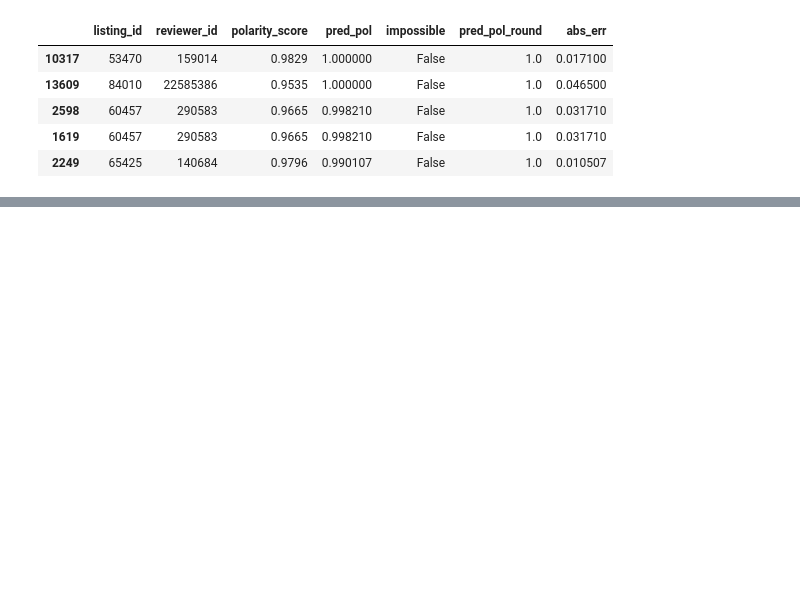
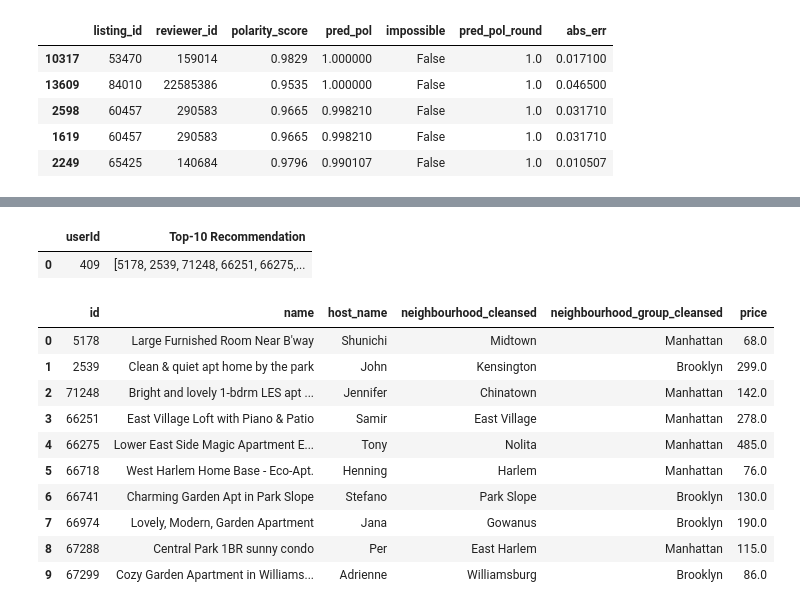
Before and after one commit to kamalova/Airbnb-Recommendation-Engine-NLP, a Jupyter notebook: notebooks/Recommendation_Engine.ipynb, the cells around one changed output, grey strips where cells are left out. Drawn from its saved outputs; the diff is of its cells as text; code cells hidden in the pictures; blank space fills up the shorter version.

```diff
--- a/notebooks/Recommendation_Engine.ipynb
+++ b/notebooks/Recommendation_Engine.ipynb
@@ -292,0 +283,5 @@ df_top.head(10)
+# %%
+user_ex
+# %% [output]
+|  | userId | Top-10 Recommendation |
+| 0 | 409 | [5178, 2539, 71248, 66251, 66275,... |
@@ -292,0 +314,14 @@ df_top.head(10)
+# %%
+final
+# %% [output]
+|  | id | name | host_name | neighbourhood_cleansed | neighbourhood_group_cleansed | price |
+| 0 | 5178 | Large Furnished Room Near B'way | Shunichi | Midtown | Manhattan | 68.0 |
+| 1 | 2539 | Clean & quiet apt home by the park | John | Kensington | Brooklyn | 299.0 |
+| 2 | 71248 | Bright and lovely 1-bdrm LES apt ... | Jennifer | Chinatown | Manhattan | 142.0 |
+| 3 | 66251 | East Village Loft with Piano & Patio | Samir | East Village | Manhattan | 278.0 |
+| 4 | 66275 | Lower East Side Magic Apartment E... | Tony | Nolita | Manhattan | 485.0 |
+| 5 | 66718 | West Harlem Home Base - Eco-Apt. | Henning | Harlem | Manhattan | 76.0 |
+| 6 | 66741 | Charming Garden Apt in Park Slope | Stefano | Park Slope | Brooklyn | 130.0 |
+| 7 | 66974 | Lovely, Modern, Garden Apartment | Jana | Gowanus | Brooklyn | 190.0 |
+| 8 | 67288 | Central Park 1BR sunny condo | Per | East Harlem | Manhattan | 115.0 |
+| 9 | 67299 | Cozy Garden Apartment in Williams... | Adrienne | Williamsburg | Brooklyn | 86.0 |
```
Also changed, not shown: parts of 33 cells of this notebook.
